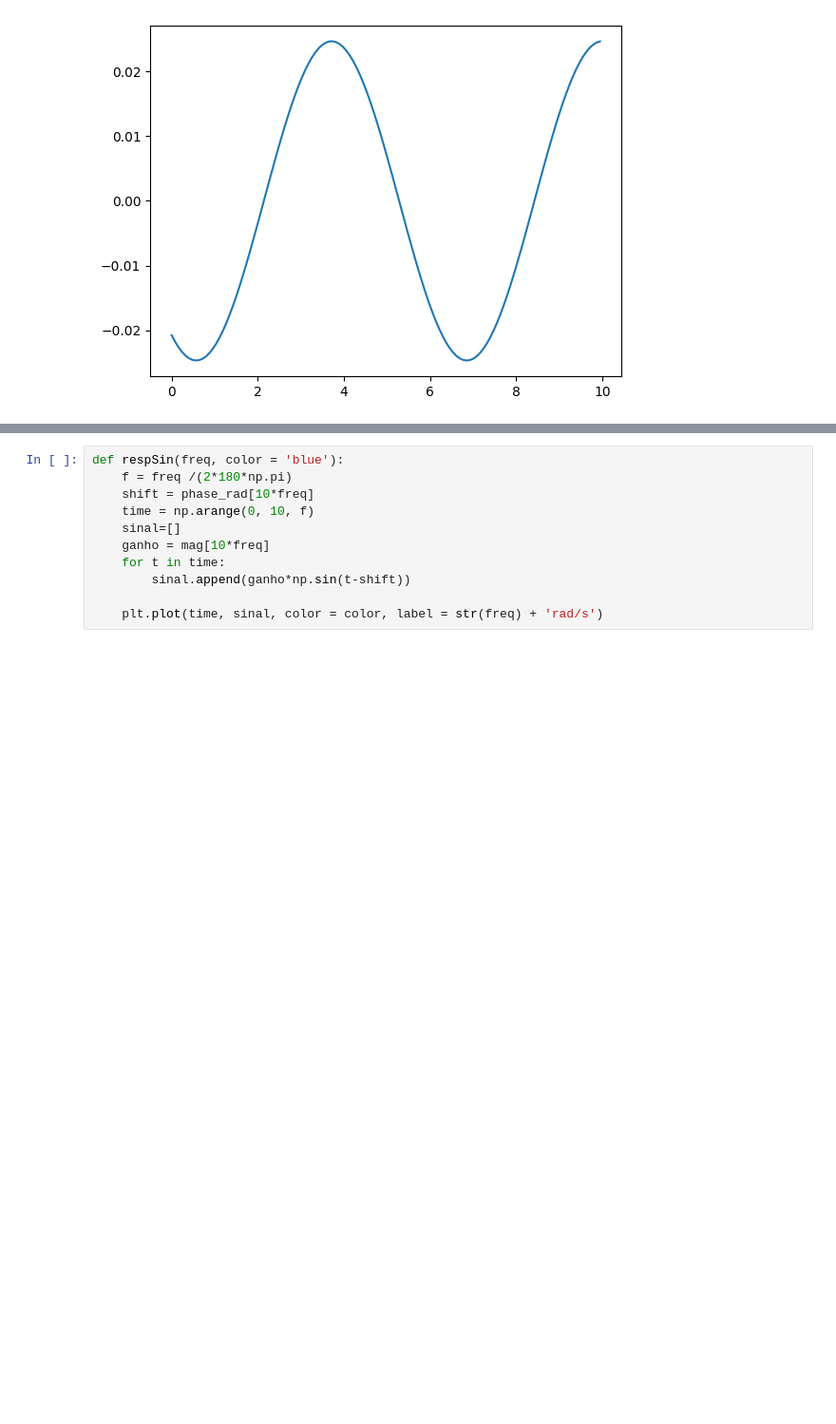
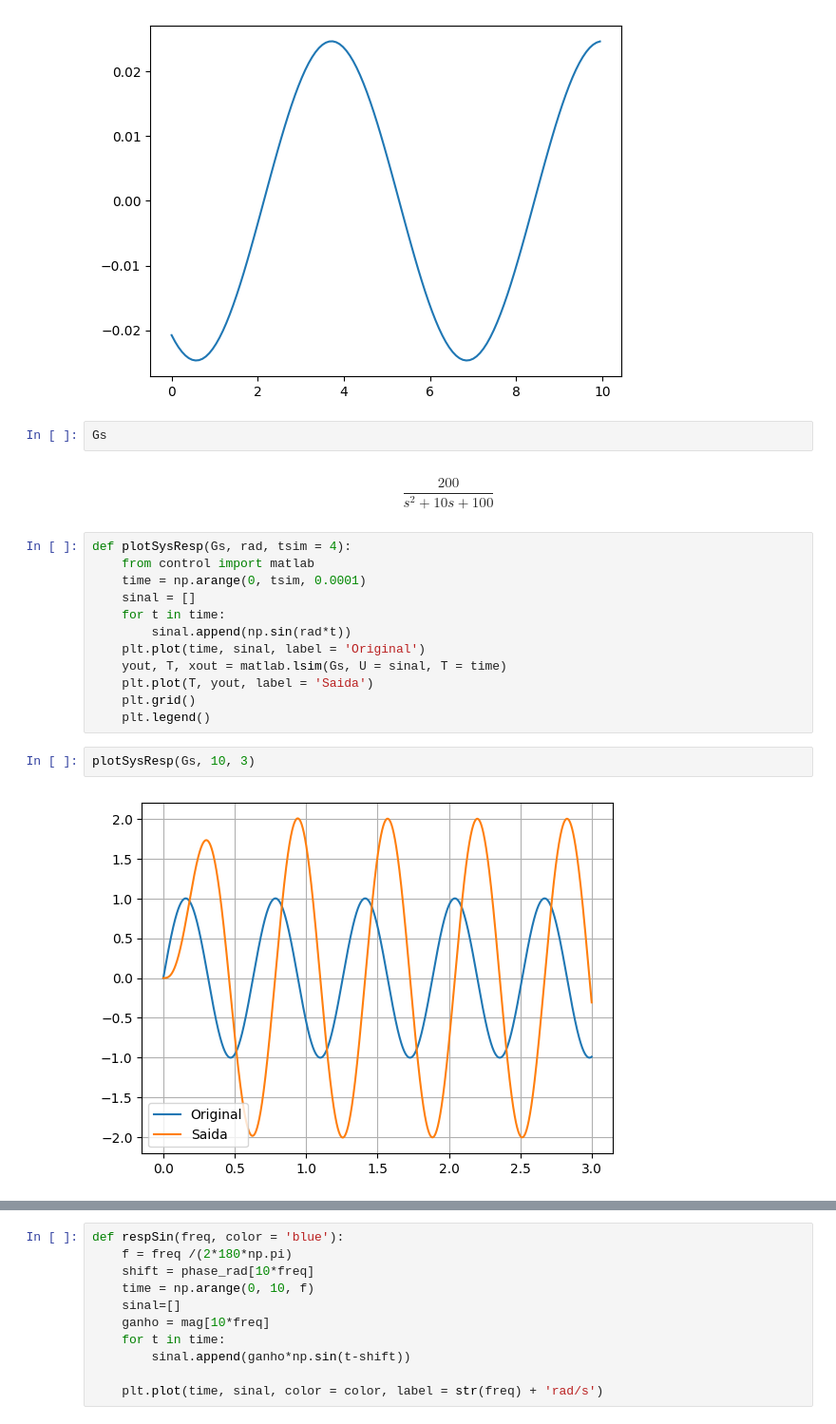
Before and after one commit to JoaoYukio/PCO119, a Jupyter notebook: Atividade 3/Atividade3.ipynb, the cells around one changed output, grey strips where cells are left out. Shown at 95% size. Cells and saved outputs as stored; diff of their text form; blank space fills up the shorter version.

Commit message:
Added lsim and 'w' TF

```diff
--- a/Atividade 3/Atividade3.ipynb
+++ b/Atividade 3/Atividade3.ipynb
@@ -146,3 +186,23 @@ plt.plot(time, sinal)
 # %% [output]
 [<matplotlib.lines.Line2D at 0x...>]
 [figure]
+# %%
+Gs
+# %% [output]
+$$\frac{200}{s^2 + 10 s + 100}$$
+# %%
+def plotSysResp(Gs, rad, tsim = 4):
+    from control import matlab
+    time = np.arange(0, tsim, 0.0001)
+    sinal = []
+    for t in time:
+        sinal.append(np.sin(rad*t))
+    plt.plot(time, sinal, label = 'Original')
+    yout, T, xout = matlab.lsim(Gs, U = sinal, T = time)
+    plt.plot(T, yout, label = 'Saida')
+    plt.grid()
+    plt.legend()
+# %%
+plotSysResp(Gs, 10, 3)
+# %% [output]
+[figure, added]
```
Also changed, not shown: parts of 16 cells of this notebook.
